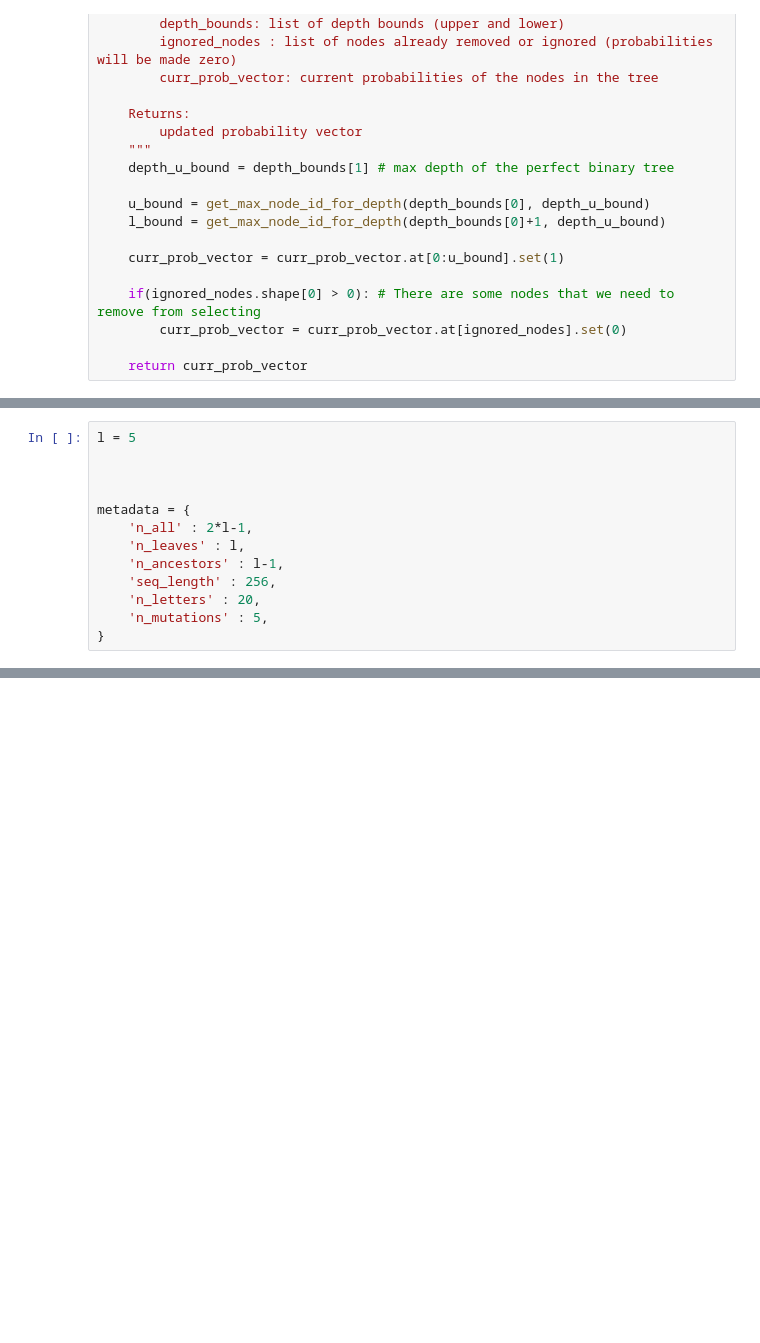
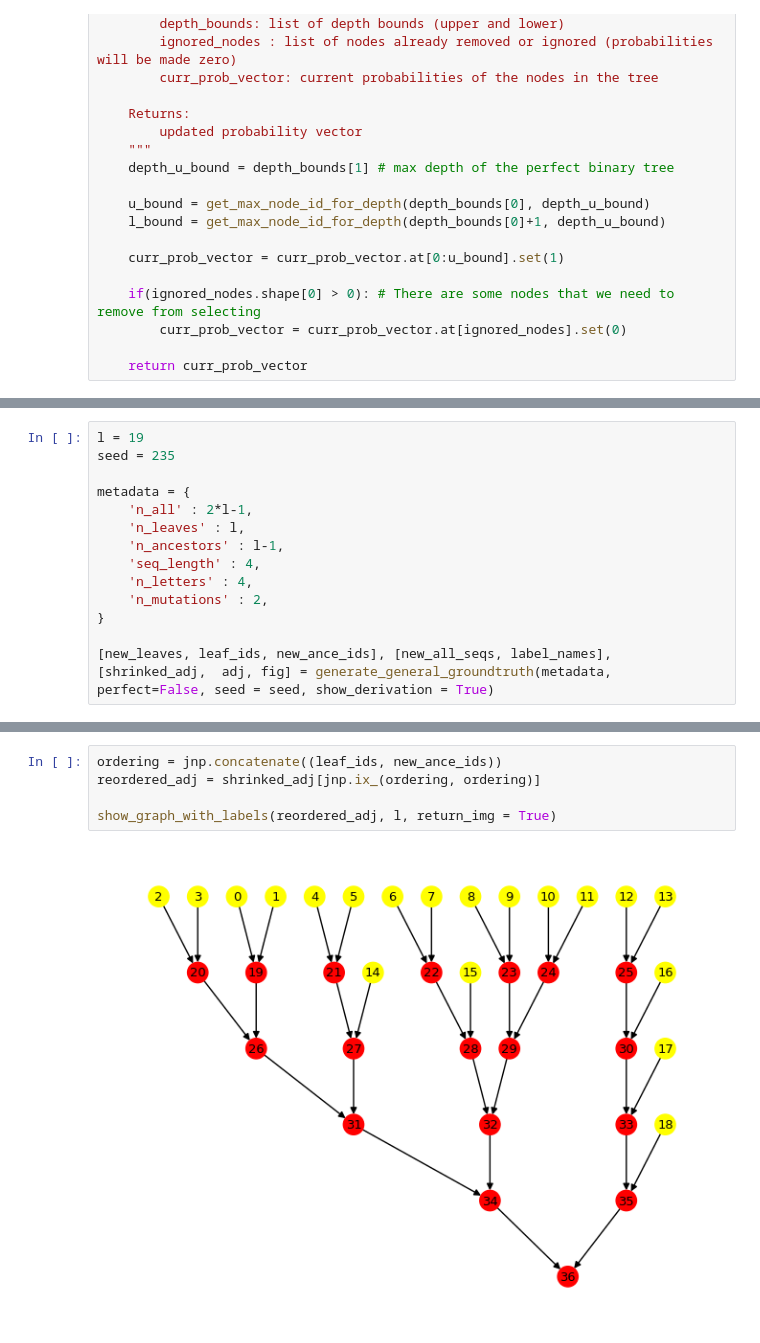
Before and after one commit to ramithuh/differentiable-trees, a Jupyter notebook: feature-testing/general_tree_gen.ipynb, the cells around one changed output, grey strips where cells are left out. Saved outputs shown, nothing was run; the diff lists cells and outputs as text; blank space fills up the shorter version.

```diff
--- a/feature-testing/general_tree_gen.ipynb
+++ b/feature-testing/general_tree_gen.ipynb
@@ -166,13 +223,14 @@ def update_probability(
 # %%
-l = 5
-
-
+l = 19
+seed = 235
 
 metadata = {
     'n_all' : 2*l-1,
     'n_leaves' : l,
     'n_ancestors' : l-1,
-    'seq_length' : 256,
-    'n_letters' : 20,
-    'n_mutations' : 5,
+    'seq_length' : 4,
+    'n_letters' : 4,
+    'n_mutations' : 2,
 }
+
+[new_leaves, leaf_ids, new_ance_ids], [new_all_seqs, label_names], [shrinked_adj,  adj, fig] = generate_general_groundtruth(metadata, perfect=False, seed = seed, show_derivation = True)
@@ -327,0 +276,7 @@ show_graph_with_labels(shrinked_adj, l, [label_names, leaf_ids], return_img = Tr
+# %%
+ordering = jnp.concatenate((leaf_ids, new_ance_ids))
+reordered_adj = shrinked_adj[jnp.ix_(ordering, ordering)]
+
+show_graph_with_labels(reordered_adj, l, return_img = True)
+# %% [output]
+[figure, added]
```
Also changed, not shown: parts of 25 cells of this notebook.
